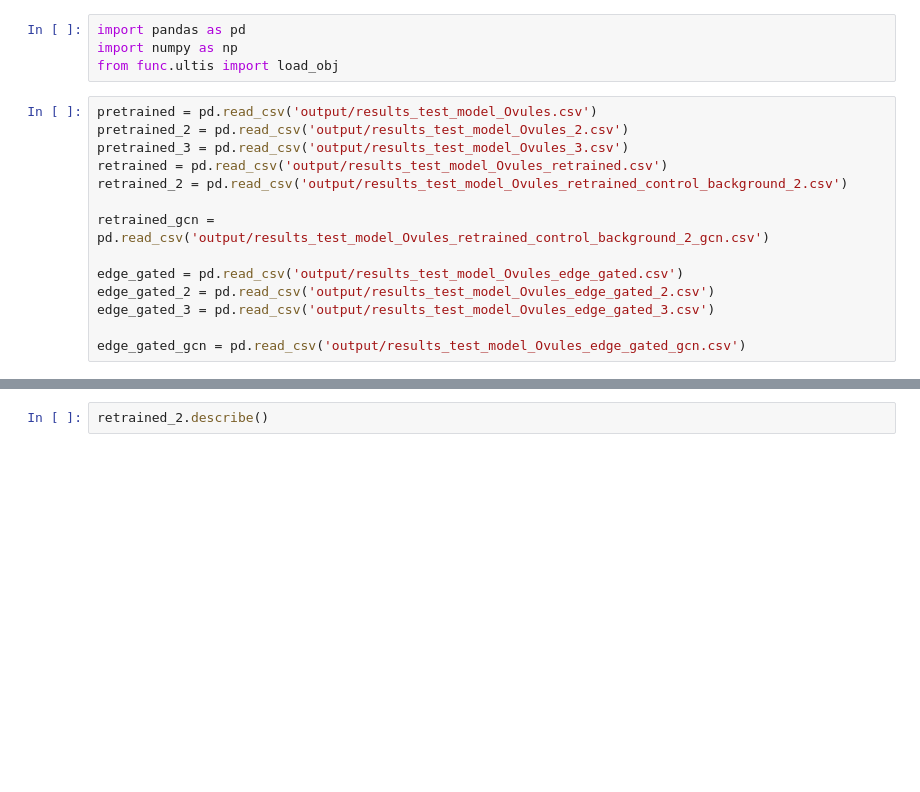
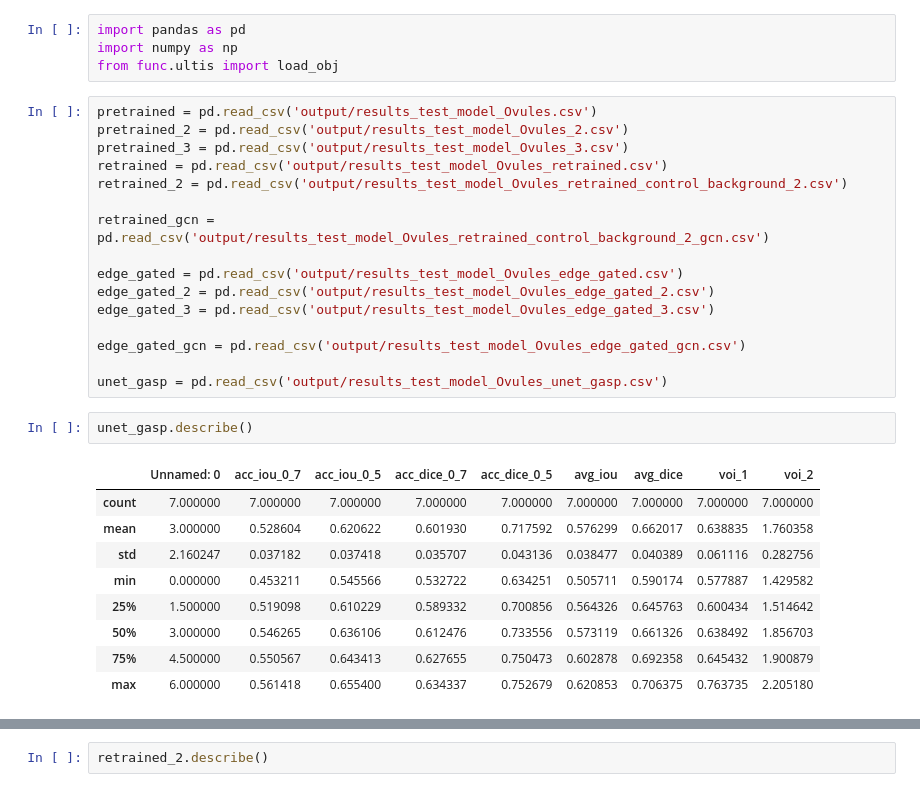
Before and after one commit to theGindar/3DCellSegMasterThesis, a Jupyter notebook: auswertung_ovules.ipynb, the cells around one changed output, grey strips where cells are left out. Drawn from its saved outputs; the diff is of its cells as text; blank space fills up the shorter version.

```diff
--- a/auswertung_ovules.ipynb
+++ b/auswertung_ovules.ipynb
@@ -16,5 +16,19 @@ edge_gated_2 = pd.read_csv('output/results_test_model_Ovules_edge_gated_2.csv')
 edge_gated_3 = pd.read_csv('output/results_test_model_Ovules_edge_gated_3.csv')
 
 edge_gated_gcn = pd.read_csv('output/results_test_model_Ovules_edge_gated_gcn.csv')
+
+unet_gasp = pd.read_csv('output/results_test_model_Ovules_unet_gasp.csv')
+# %%
+unet_gasp.describe()
+# %% [output]
+|  | Unnamed: 0 | acc_iou_0_7 | acc_iou_0_5 | acc_dice_0_7 | acc_dice_0_5 | avg_iou | avg_dice | voi_1 | voi_2 |
+| count | 7.000000 | 7.000000 | 7.000000 | 7.000000 | 7.000000 | 7.000000 | 7.000000 | 7.000000 | 7.000000 |
+| mean | 3.000000 | 0.528604 | 0.620622 | 0.601930 | 0.717592 | 0.576299 | 0.662017 | 0.638835 | 1.760358 |
+| std | 2.160247 | 0.037182 | 0.037418 | 0.035707 | 0.043136 | 0.038477 | 0.040389 | 0.061116 | 0.282756 |
+| min | 0.000000 | 0.453211 | 0.545566 | 0.532722 | 0.634251 | 0.505711 | 0.590174 | 0.577887 | 1.429582 |
+| 25% | 1.500000 | 0.519098 | 0.610229 | 0.589332 | 0.700856 | 0.564326 | 0.645763 | 0.600434 | 1.514642 |
+| 50% | 3.000000 | 0.546265 | 0.636106 | 0.612476 | 0.733556 | 0.573119 | 0.661326 | 0.638492 | 1.856703 |
+| 75% | 4.500000 | 0.550567 | 0.643413 | 0.627655 | 0.750473 | 0.602878 | 0.692358 | 0.645432 | 1.900879 |
+| max | 6.000000 | 0.561418 | 0.655400 | 0.634337 | 0.752679 | 0.620853 | 0.706375 | 0.763735 | 2.205180 |
 # %%
 retrained_2
```
Also changed, not shown: parts of 1 cell of this notebook, 10 other files.
